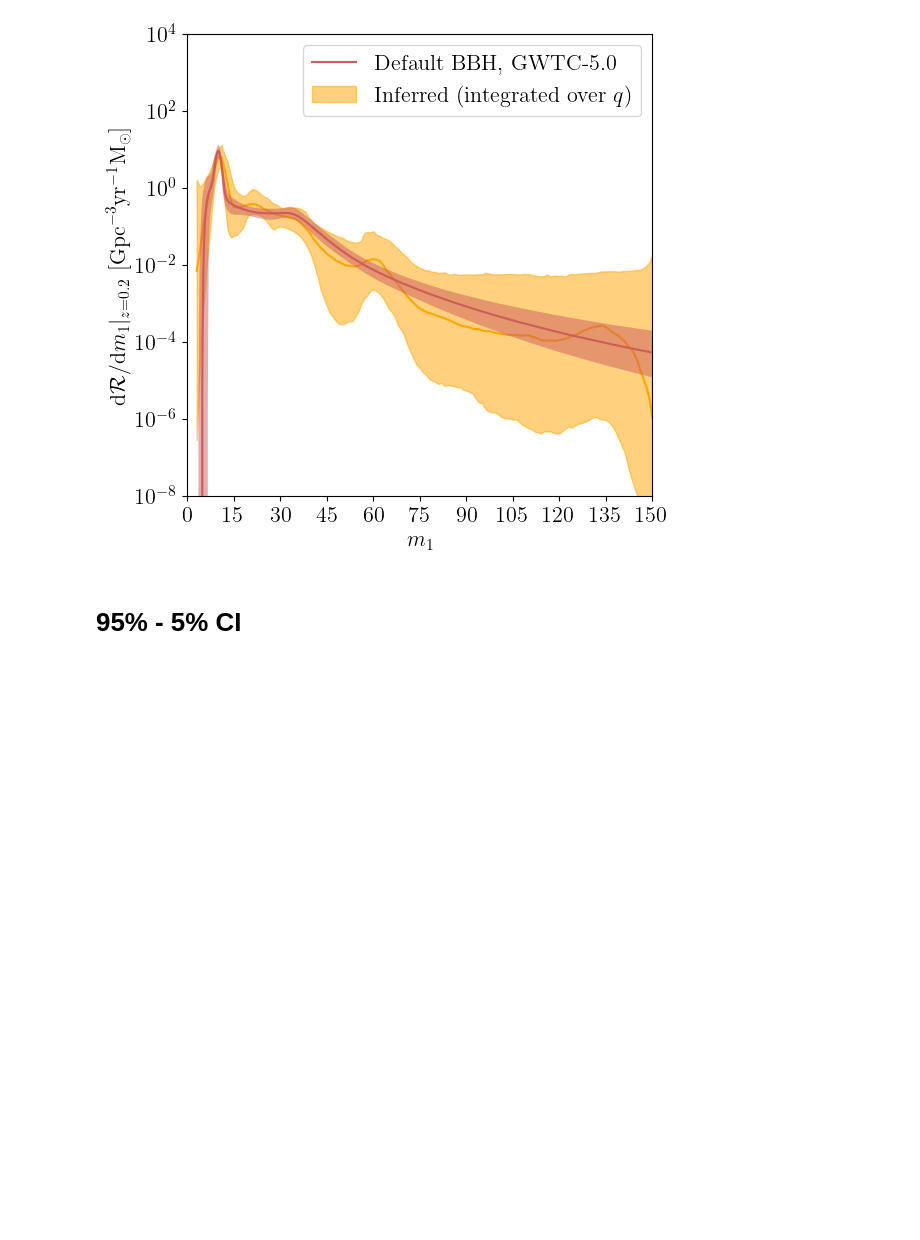
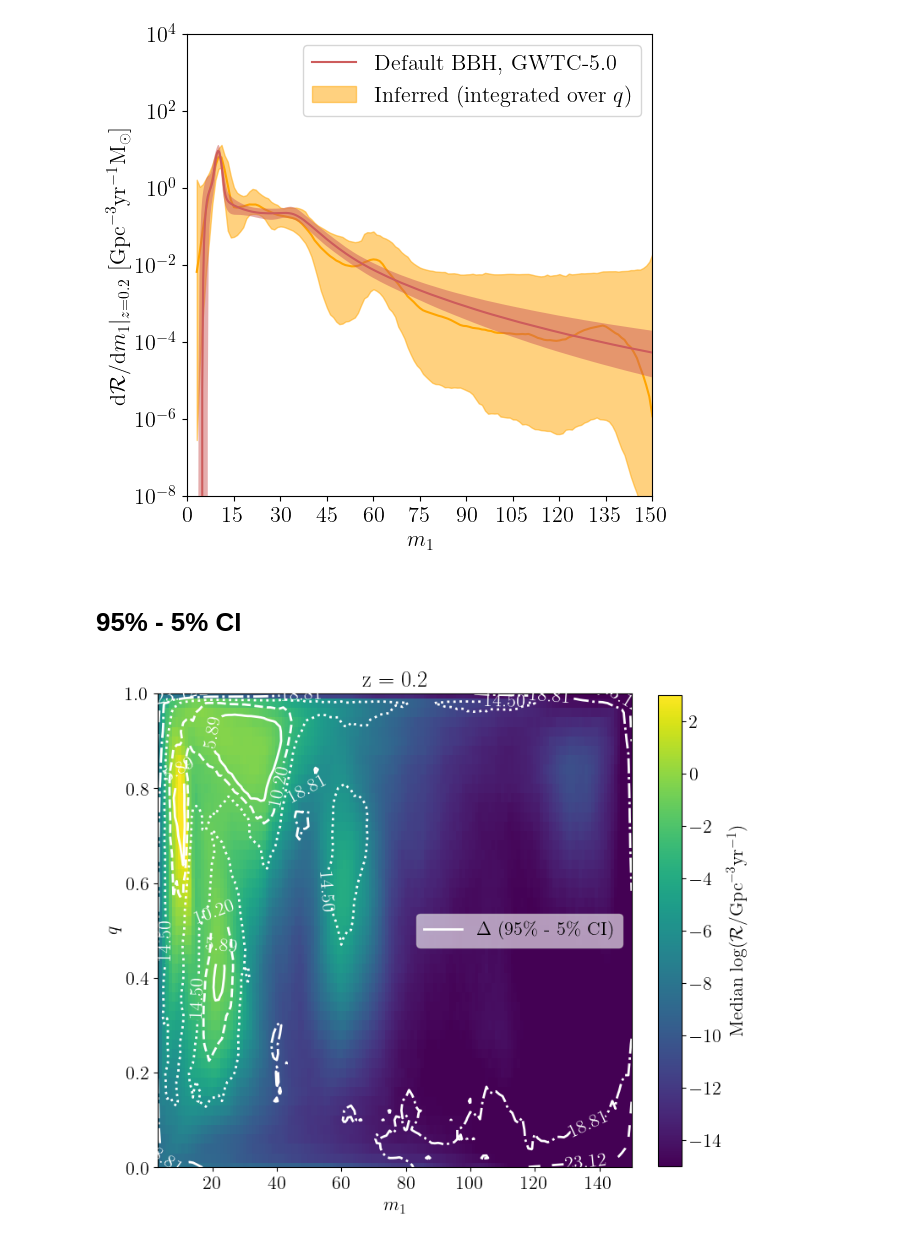
Before and after one commit to TristanBruel/Delaunay_for_GWs, a Jupyter notebook: gwtc5/gwax_samples/postprocess_gwtc5_m1_q.ipynb, the cells around one changed output. Drawn from its saved outputs; the diff is of its cells as text; code cells hidden in the pictures; blank space fills up the shorter version.

```diff
--- a/gwtc5/gwax_samples/postprocess_gwtc5_m1_q.ipynb
+++ b/gwtc5/gwax_samples/postprocess_gwtc5_m1_q.ipynb
@@ -837,38 +836,41 @@ diff = high - low
 levels = np.linspace(np.nanmin(diff), np.nanmax(diff), n_contours + 2)[1:-1]  # avoid min/max
 
 # Plot contours with different linestyles
 contours = ax.contour(
     m1_grid, q_grid, diff,
     levels=levels,
     linestyles=linestyles[:n_contours],
     linewidths=2,
     colors='white'
 )
 ax.clabel(contours, fmt="%.2f")
-ax.plot([],[], c='white', lw=2, label=r'$\Delta$')
+ax.plot([],[], c='white', lw=2, label=r'$\Delta$' +r' (95\% - 5\% CI)')
 
-ax.scatter(event_barycenters[:,0], event_barycenters[:,2],
-           c='r', marker='*', s=4**2, zorder=2,
-           label='GW events',
-          )
+# ax.scatter(event_barycenters[:,0], event_barycenters[:,2],
+#            c='r', marker='*', s=4**2, zorder=2,
+#            label='GW events',
+#           )
 
 # injections_at_z = np.abs(detected_injections[:,1]-zeval) /zeval < 0.001
 # ax.scatter(detected_injections[injections_at_z,0], detected_injections[injections_at_z,2],
 #            c='r', marker='d', s=4**2, zorder=1,
 #            label='Detected injections',
 #           )
 ax.set_xlabel('$m_1$')
 ax.set_xlim(m1_min,m1_max)
 ax.set_ylabel('$q$')
 ax.set_ylim(q_min,q_max)
 ax.legend(loc='center right', framealpha=0.6)
 ax.set_box_aspect(1)
 
 cbar = fig.colorbar(c, ax=ax, fraction=0.045)
 cbar.set_label(r'Median log($\mathcal{R}/\mathrm{Gpc}^{-3}\mathrm{yr}^{-1})$')
 
+plt.savefig('m1_q/m1_q_from2D_m1q.png', dpi=1200, bbox_inches='tight')
 plt.show()
 plt.close()
+# %% [output]
+[figure, added]
 # %%
 
 fig, axes = plt.subplots(1, 2, figsize=(18,8))
```
Also changed, not shown: parts of 4 cells of this notebook, 9 other files.
